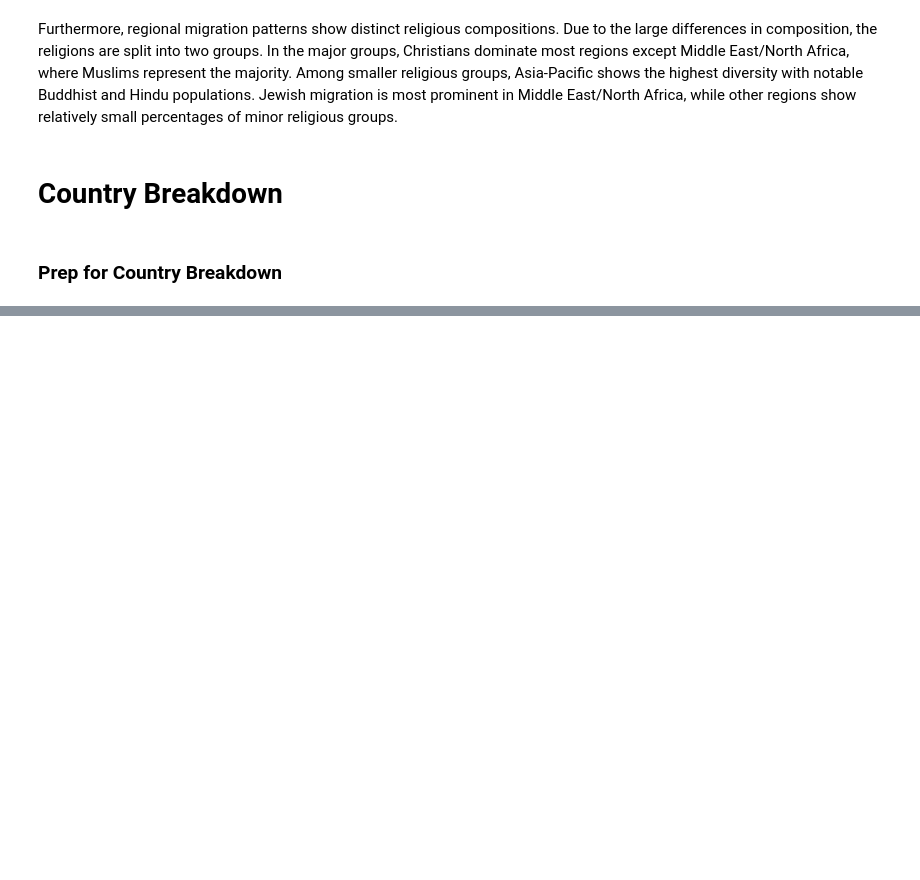
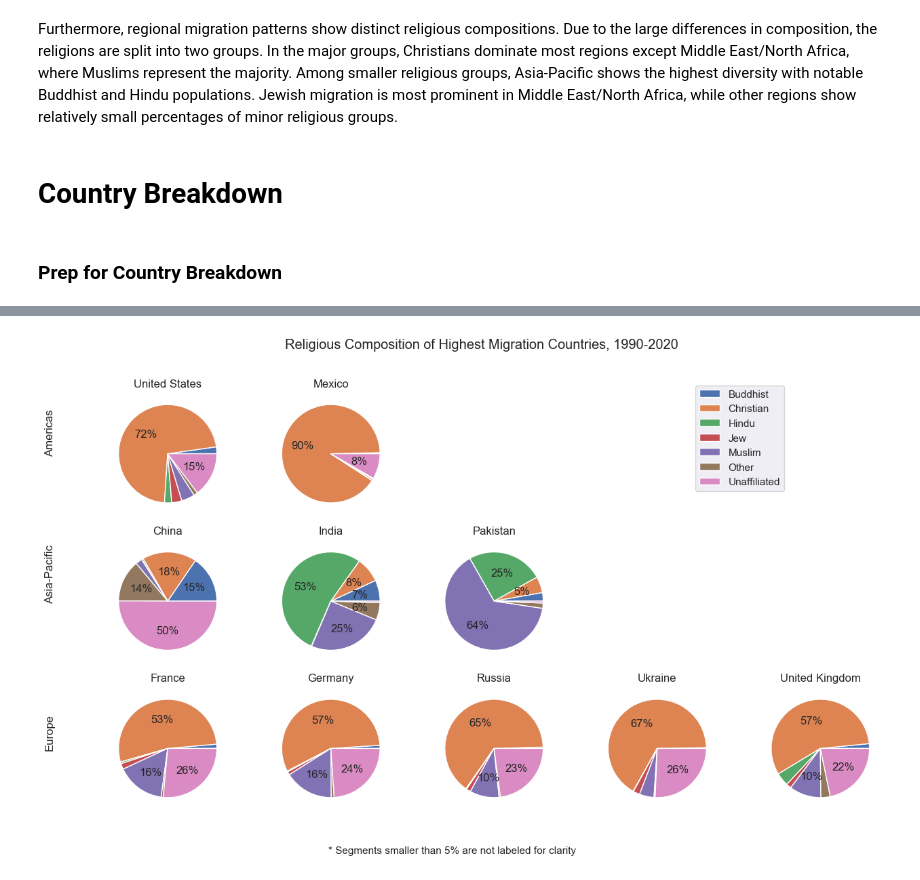
Before and after one commit to kmogarro/portfolio, a Jupyter notebook: python-projects/Global_Religious_Migration_Analysis_1990-2020/global_religious_migration_1990-2020_v3.ipynb, the cells around one changed output, grey strips where cells are left out. Saved outputs shown, nothing was run; the diff lists cells and outputs as text; code cells hidden in the pictures; blank space fills up the shorter version.

```diff
--- a/python-projects/Global_Religious_Migration_Analysis_1990-2020/global_religious_migration_1990-2020_v3.ipynb
+++ b/python-projects/Global_Religious_Migration_Analysis_1990-2020/global_religious_migration_1990-2020_v3.ipynb
@@ -439,0 +500,38 @@ country_level_df[country_level_df['country'] == 'Russia']
+# %%
+fig, (ax1, ax2, ax3) = plt.subplots(3, 5, figsize=(15, 8))
+
+# For North America/Latin Caribbean (first row)
+for i, country in enumerate(north_america_latin):
+    country_data = country_religion_composition[country_religion_composition['country'] == country]
+    ax1[i].pie(country_data['percent'], labels=country_data['religion'], labeldistance=None, autopct=make_autopct(country_data['percent']))
+    ax1[i].set_title(country)
+
+# For Asia Pacific (second row)
+for i, country in enumerate(asia_pacific):
+    country_data = country_religion_composition[country_religion_composition['country'] == country]
+    ax2[i].pie(country_data['percent'], labels=country_data['religion'], labeldistance=None, autopct=make_autopct(country_data['percent']))
+    ax2[i].set_title(country)
+
+# For Europe (third row)
+for i, country in enumerate(europe):
+    country_data = country_religion_composition[country_religion_composition['country'] == country]
+    ax3[i].pie(country_data['percent'], labels=country_data['religion'], labeldistance=None, autopct=make_autopct(country_data['percent']))
+    ax3[i].set_title(country)
+
+
+ax1[0].text(-.5, 0.5, 'Americas', rotation=90, transform=ax1[0].transAxes)
+ax2[0].text(-.5, 0.5, 'Asia-Pacific', rotation=90, transform=ax2[0].transAxes)
+ax3[0].text(-.5, 0.5, 'Europe', rotation=90, transform=ax3[0].transAxes)
+
+# Removing unused subplots
+plt.delaxes(ax2[3])
+plt.delaxes(ax2[4])
+plt.delaxes(ax1[2])
+plt.delaxes(ax1[3])
+plt.delaxes(ax1[4])
+
+fig.text(x=0.35, y=0.03, s='* Segments smaller than 5% are not labeled for clarity', size=11)
+plt.suptitle('Religious Composition of Highest Migration Countries, 1990-2020')
+plt.legend(bbox_to_anchor=(0.25, 3.5));
+# %% [output]
+[figure, added]
```
Also changed, not shown: parts of 11 cells of this notebook.
